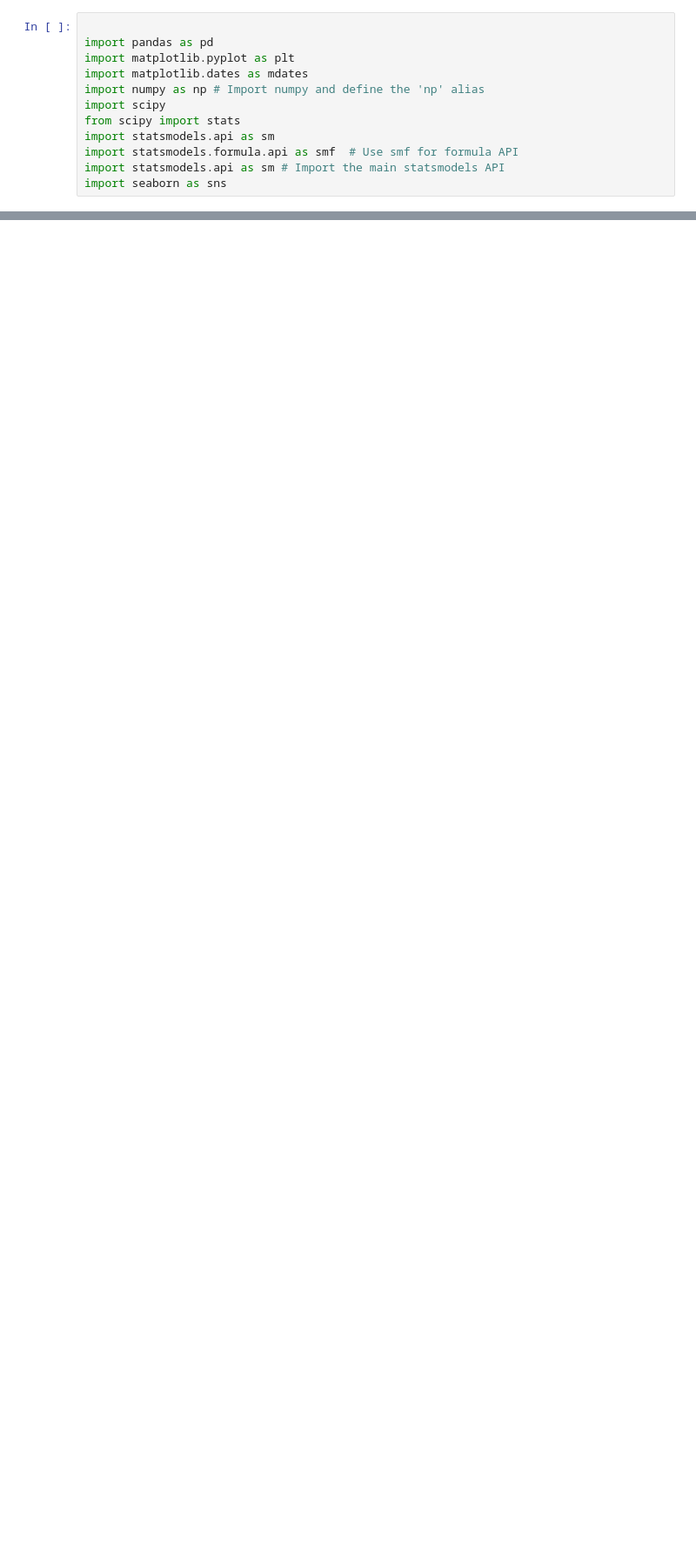
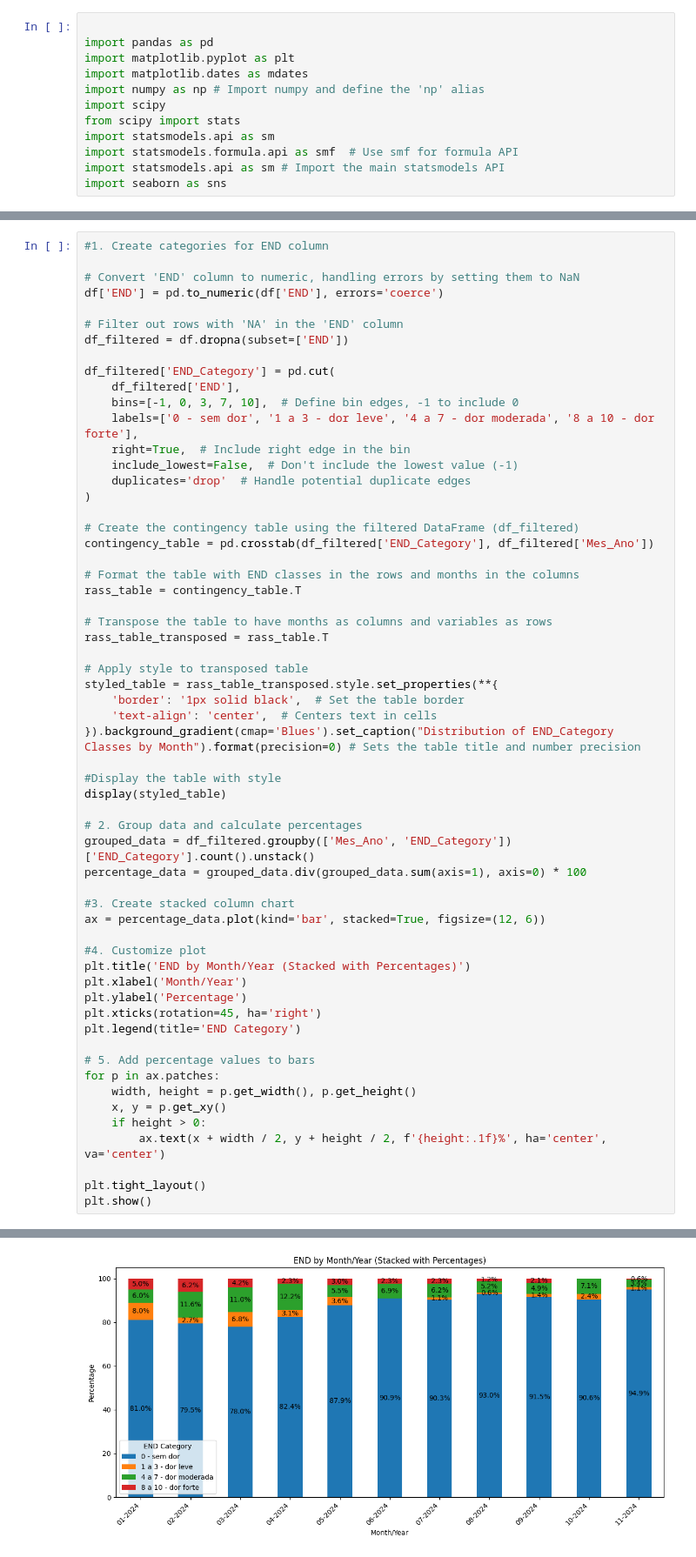
Before and after one commit to lbcarv1972/ICU-Liberation, a Jupyter notebook: ICU_Liberation_1.ipynb, the cells around one changed output, grey strips where cells are left out. Shown at 87% size. Cells and saved outputs as stored; diff of their text form; blank space fills up the shorter version.

```diff
--- a/ICU_Liberation_1.ipynb
+++ b/ICU_Liberation_1.ipynb
@@ -1089,0 +419,60 @@ See the caveats in the documentation: https://pandas.pydata.org/pandas-docs/stab
+# %%
+#1. Create categories for END column
+
+# Convert 'END' column to numeric, handling errors by setting them to NaN
+df['END'] = pd.to_numeric(df['END'], errors='coerce')
+
+# Filter out rows with 'NA' in the 'END' column
+df_filtered = df.dropna(subset=['END'])
+
+df_filtered['END_Category'] = pd.cut(
+    df_filtered['END'],
+    bins=[-1, 0, 3, 7, 10],  # Define bin edges, -1 to include 0
+    labels=['0 - sem dor', '1 a 3 - dor leve', '4 a 7 - dor moderada', '8 a 10 - dor forte'],
+    right=True,  # Include right edge in the bin
+    include_lowest=False,  # Don't include the lowest value (-1)
+    duplicates='drop'  # Handle potential duplicate edges
+)
+
+# Create the contingency table using the filtered DataFrame (df_filtered)
+contingency_table = pd.crosstab(df_filtered['END_Category'], df_filtered['Mes_Ano'])
+
+# Format the table with END classes in the rows and months in the columns
+rass_table = contingency_table.T
+
+# Transpose the table to have months as columns and variables as rows
+rass_table_transposed = rass_table.T
+
+# Apply style to transposed table
+styled_table = rass_table_transposed.style.set_properties(**{
+    'border': '1px solid black',  # Set the table border
+    'text-align': 'center',  # Centers text in cells
+}).background_gradient(cmap='Blues').set_caption("Distribution of END_Category Classes by Month").format(precision=0) # Sets the table title and number precision
+
+#Display the table with style
+display(styled_table)
+
+# 2. Group data and calculate percentages
+grouped_data = df_filtered.groupby(['Mes_Ano', 'END_Category'])['END_Category'].count().unstack()
+percentage_data = grouped_data.div(grouped_data.sum(axis=1), axis=0) * 100
+
+#3. Create stacked column chart
+ax = percentage_data.plot(kind='bar', stacked=True, figsize=(12, 6))
+
+#4. Customize plot
+plt.title('END by Month/Year (Stacked with Percentages)')
+plt.xlabel('Month/Year')
+plt.ylabel('Percentage')
+plt.xticks(rotation=45, ha='right')
+plt.legend(title='END Category')
+
+# 5. Add percentage values to bars
+for p in ax.patches:
+    width, height = p.get_width(), p.get_height()
+    x, y = p.get_xy()
+    if height > 0:
+        ax.text(x + width / 2, y + height / 2, f'{height:.1f}%', ha='center', va='center')
+
+plt.tight_layout()
+plt.show()
+# %% [output]
@@ -1089,0 +491 @@ See the caveats in the documentation: https://pandas.pydata.org/pandas-docs/stab
+[figure, added]
```
Also changed, not shown: parts of 111 cells of this notebook.
